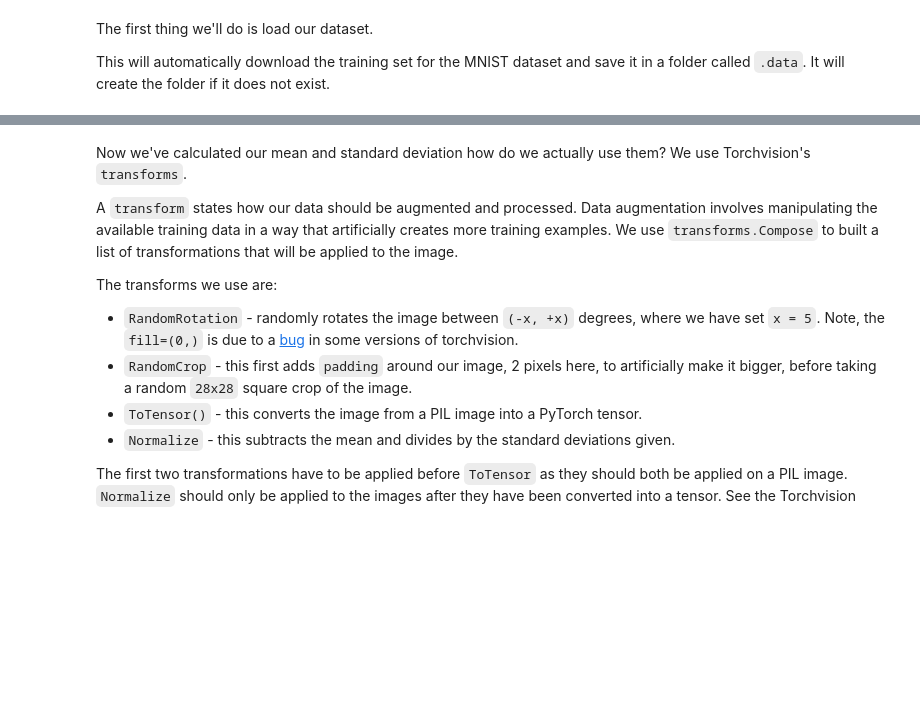
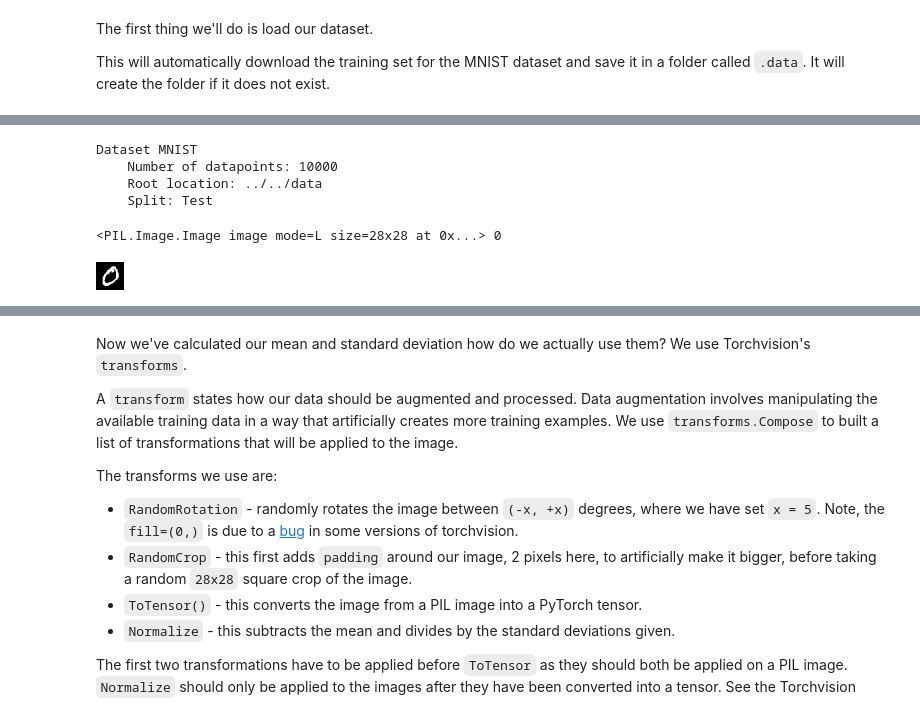
Before and after one commit to chandrashekar-babu/apaimlt-apr-2026, a Jupyter notebook: Day_5/2026_Apr22.ipynb, the cells around one changed output, grey strips where cells are left out. Saved outputs shown, nothing was run; the diff lists cells and outputs as text; code cells hidden in the pictures; blank space fills up the shorter version.

```diff
--- a/Day_5/2026_Apr22.ipynb
+++ b/Day_5/2026_Apr22.ipynb
@@ -171,3 +195,16 @@ train_data = datasets.MNIST(root=ROOT,
+# %%
+test_data
+# %% [output]
+Dataset MNIST
+    Number of datapoints: 10000
+    Root location: ../../data
+    Split: Test
+# %%
+print(train_data[1][0], train_data[1][1])
+train_data[1][0]
+# %% [output]
+<PIL.Image.Image image mode=L size=28x28 at 0x...> 0
+[figure, added]
 # %%
 i = 1234
 print(train_data[i][1])
```
Also changed, not shown: parts of 42 cells of this notebook.
